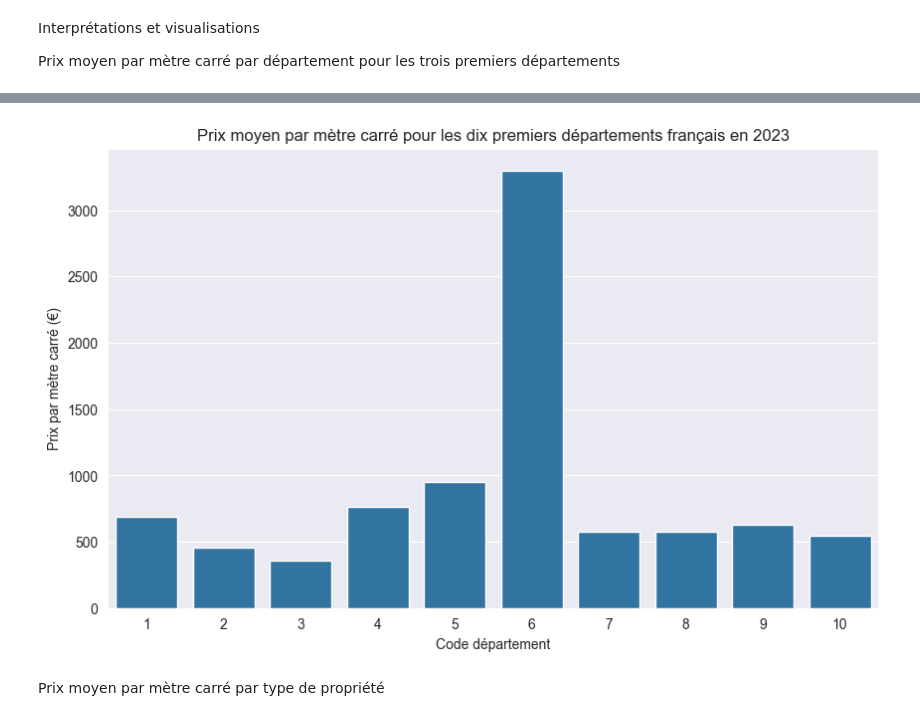
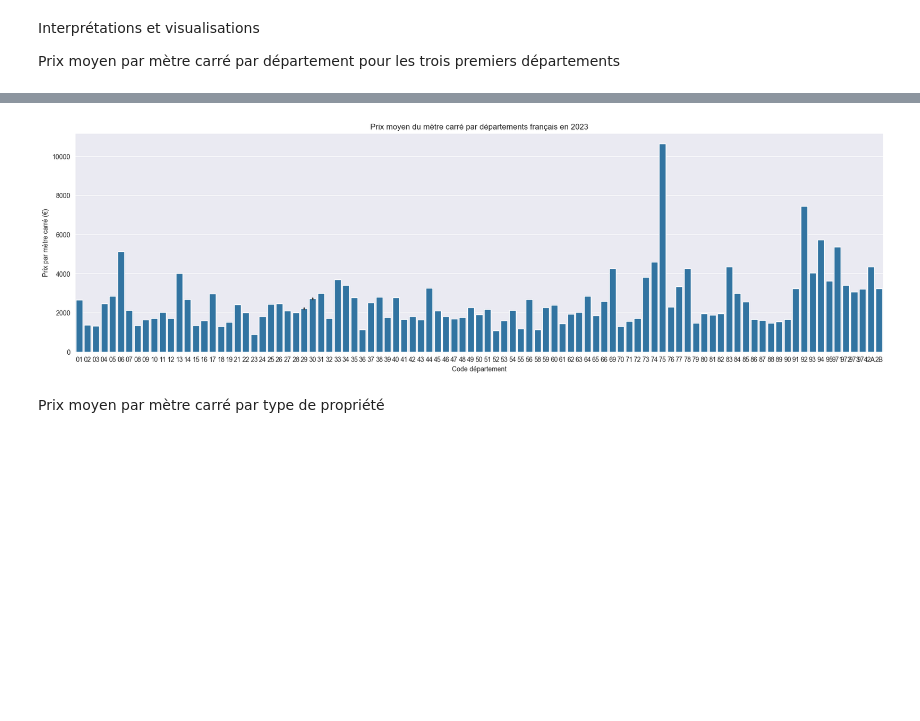
Before and after one commit to ktzkvin/Mastercamp, a Jupyter notebook: MasterCamp_TD_Project.ipynb, the cells around one changed output, grey strips where cells are left out. Cells and saved outputs as stored; diff of their text form; code cells hidden in the pictures; blank space fills up the shorter version.

```diff
--- a/MasterCamp_TD_Project.ipynb
+++ b/MasterCamp_TD_Project.ipynb
@@ -177,5 +177,14 @@ print(transaction_info)
 
 [1 rows x 27 columns]
+# %%
+# On remplace les NaN par 0
+data.fillna(0, inplace=True)
+
+# On supprime les lignes où la surface totale est nulle
+data = data[data['Surface reelle bati'] > 0]
+
+# virer les lignes avec code type local = 0
+data = data[data['Code type local'] != 0]
 # %%
 # Replace NaN values with empty strings for string columns
 data['Code departement'] = data['Code departement'].fillna('')
@@ -265,6 +275,7 @@ Interprétations et visualisations
 
 Prix moyen par mètre carré par département pour les trois premiers départements
 # %%
-data['Prix_m2'] = data['Valeur fonciere'] / data['Surface_combined']
+data['Prix_m2'] = data['Valeur fonciere'] / data['Surface reelle bati']
 # %%
-avg_price_per_department = data.groupby('Code departement')['Prix_m2'].mean().reset_index()
+avg_price_per_department = data.groupby('Code departement')['Prix_m2'].median().reset_index()
+avg_price_per_department
@@ -270,0 +313,10 @@ avg_price_per_department = data.groupby('Code departement')['Prix_m2'].mean().re
+# %%
+sf['code'] = sf['code'].apply(lambda x: x.zfill(2) if x.isdigit() else x)
+avg_price_per_department['Code departement'] = avg_price_per_department['Code departement'].apply(lambda x: x.zfill(2) if x.isdigit() else x)
+
+# Jointure des deux dataframes sur la colonne 'code' et 'Code departement'
+df_merged = pd.merge(sf, avg_price_per_department[['Code departement', 'Prix_m2']], left_on='code', right_on='Code departement', how='left')
+
+
+# Affichage du dataframe fusionné
+df_merged
@@ -271,12 +351,12 @@ avg_price_per_department = data.groupby('Code departement')['Prix_m2'].mean().re
 # %%
-plt.figure(figsize=(10, 6))
+plt.figure(figsize=(22, 6))
 sns.barplot(x='Code departement', y='Prix_m2', data=avg_price_per_department)
-plt.title('Prix moyen par mètre carré pour les dix premiers départements français en 2023')
+plt.title('Prix moyen du mètre carré par départements français en 2023')
 plt.xlabel('Code département')
 plt.ylabel('Prix par mètre carré (€)')
 plt.show()
 # %% [output]
-[figure, old version]
+[figure, new version]
 # %% [markdown]
 
 
```
Also changed, not shown: parts of 12 cells of this notebook.
